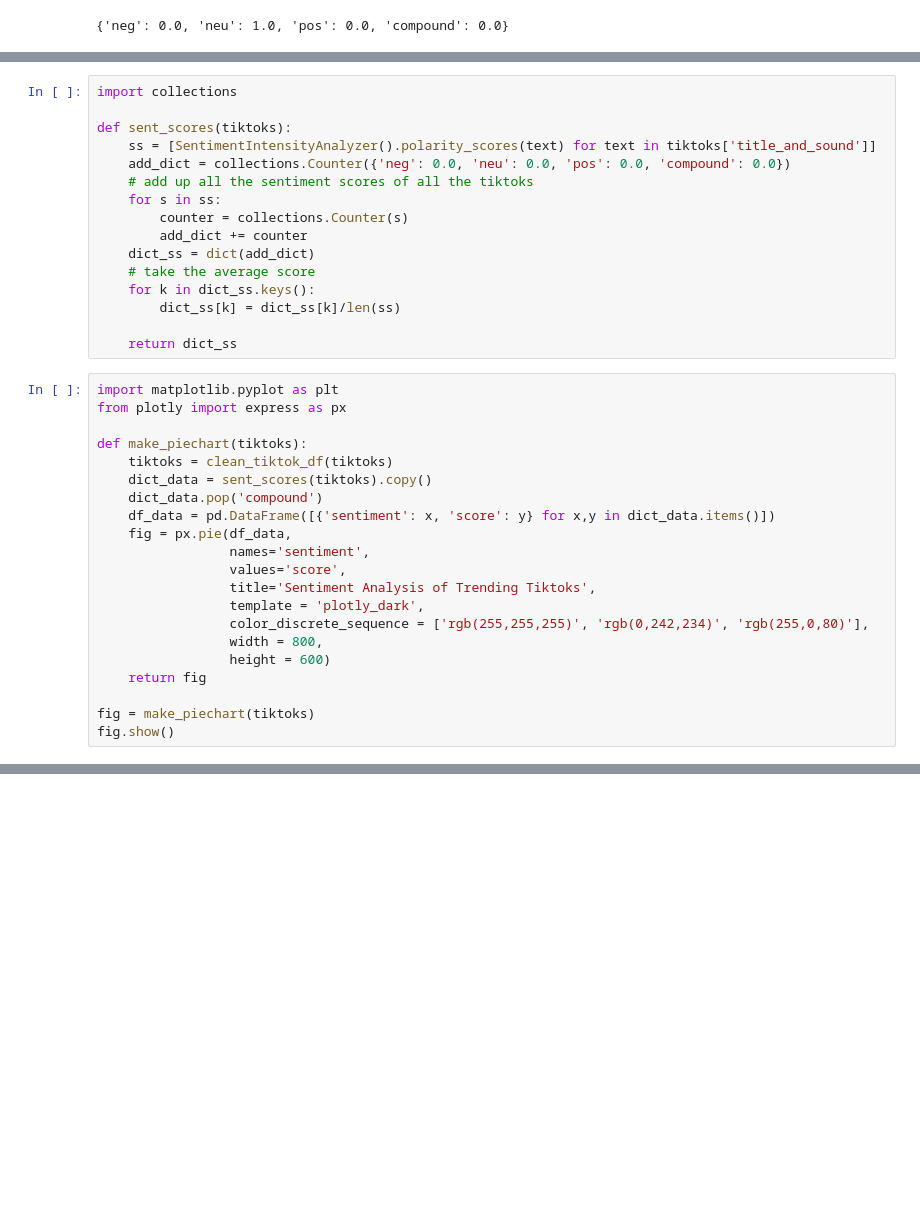
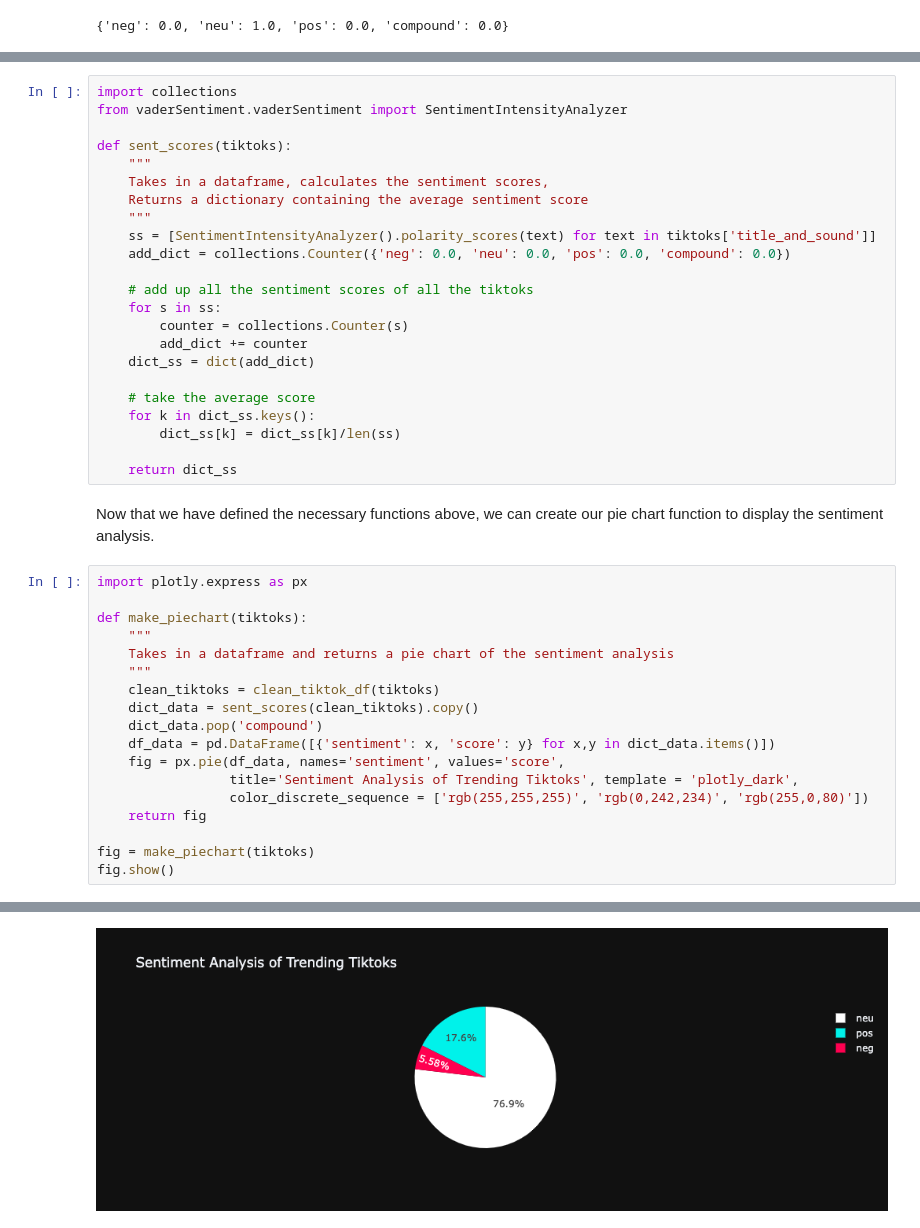
Before and after one commit to mmaemura/tiktok, a Jupyter notebook: sent_analysis.ipynb, the cells around one changed output, grey strips where cells are left out. Saved outputs shown, nothing was run; the diff lists cells and outputs as text; blank space fills up the shorter version.

Commit message:
sent analysis

```diff
--- a/sent_analysis.ipynb
+++ b/sent_analysis.ipynb
@@ -209,36 +262,42 @@ def get_sentiment(tiktoks):
 # %%
 import collections
+from vaderSentiment.vaderSentiment import SentimentIntensityAnalyzer
 
 def sent_scores(tiktoks):
+    """
+    Takes in a dataframe, calculates the sentiment scores,
+    Returns a dictionary containing the average sentiment score
+    """
     ss = [SentimentIntensityAnalyzer().polarity_scores(text) for text in tiktoks['title_and_sound']]
     add_dict = collections.Counter({'neg': 0.0, 'neu': 0.0, 'pos': 0.0, 'compound': 0.0})
+
     # add up all the sentiment scores of all the tiktoks
     for s in ss:
         counter = collections.Counter(s)
         add_dict += counter
     dict_ss = dict(add_dict)
+
     # take the average score
     for k in dict_ss.keys():
         dict_ss[k] = dict_ss[k]/len(ss)
 
     return dict_ss
+# %% [markdown]
+Now that we have defined the necessary functions above, we can create our pie chart function to display the sentiment analysis.
 # %%
-import matplotlib.pyplot as plt
-from plotly import express as px
+import plotly.express as px
 
 def make_piechart(tiktoks):
-    tiktoks = clean_tiktok_df(tiktoks)
-    dict_data = sent_scores(tiktoks).copy()
+    """
+    Takes in a dataframe and returns a pie chart of the sentiment analysis
+    """
+    clean_tiktoks = clean_tiktok_df(tiktoks)
+    dict_data = sent_scores(clean_tiktoks).copy()
     dict_data.pop('compound')
     df_data = pd.DataFrame([{'sentiment': x, 'score': y} for x,y in dict_data.items()])
-    fig = px.pie(df_data,
-                 names='sentiment',
-                 values='score',
-                 title='Sentiment Analysis of Trending Tiktoks',
-                 template = 'plotly_dark',
-                 color_discrete_sequence = ['rgb(255,255,255)', 'rgb(0,242,234)', 'rgb(255,0,80)'],
-                 width = 800,
-                 height = 600)
+    fig = px.pie(df_data, names='sentiment', values='score',
+                 title='Sentiment Analysis of Trending Tiktoks', template = 'plotly_dark',
+                 color_discrete_sequence = ['rgb(255,255,255)', 'rgb(0,242,234)', 'rgb(255,0,80)'])
     return fig
 
 fig = make_piechart(tiktoks)
@@ -247,0 +306 @@ fig.show()
+[figure, added]
```
Also changed, not shown: parts of 27 cells of this notebook, 1 other file.
